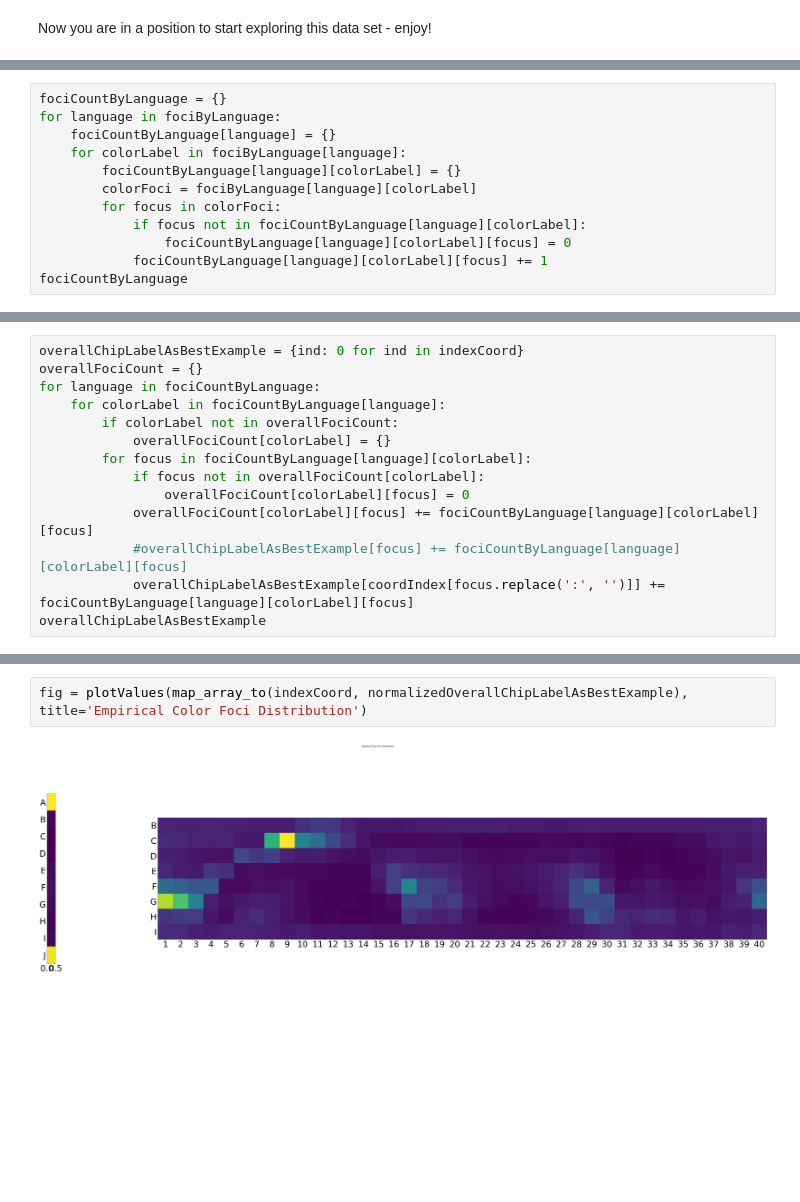
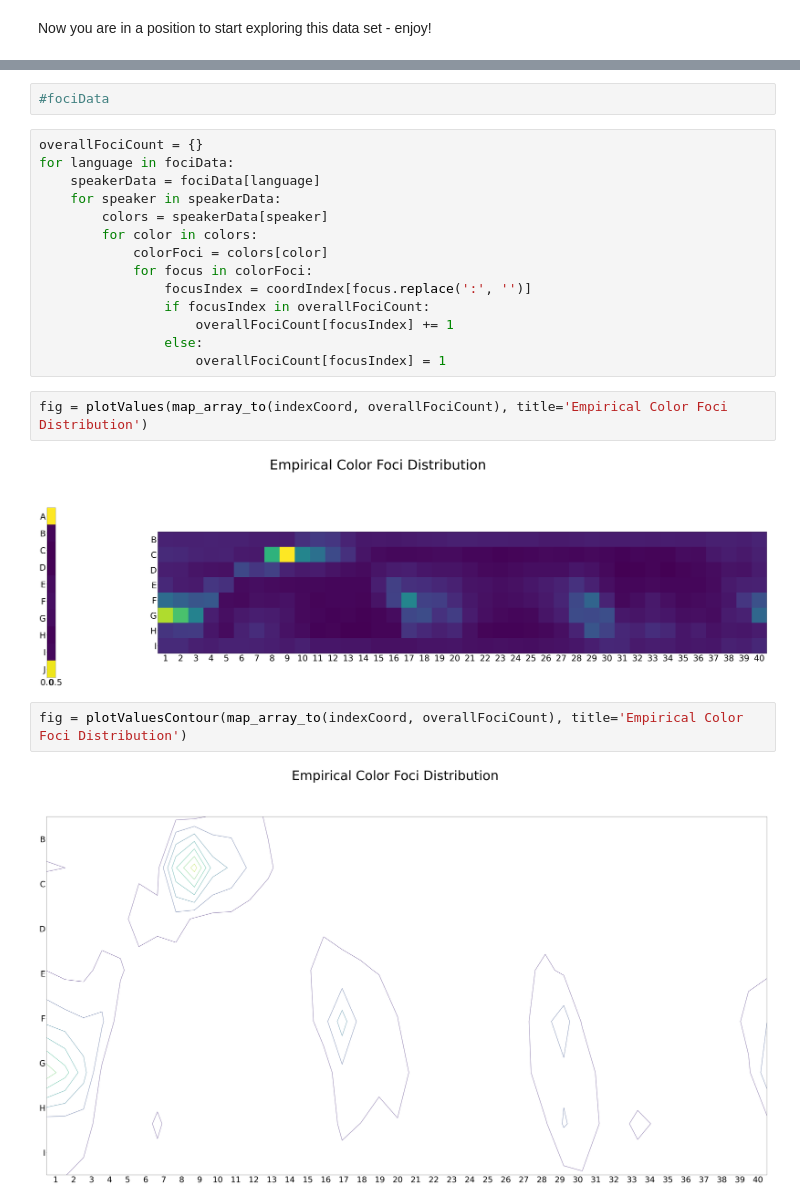
Before and after one commit to gnguralnick/cog260-project, a Jupyter notebook: wcs_notebook.ipynb, the cells around one changed output, grey strips where cells are left out. Saved outputs shown, nothing was run; the diff lists cells and outputs as text; blank space fills up the shorter version.

Commit message:
add contour plot visualization

```diff
--- a/wcs_notebook.ipynb
+++ b/wcs_notebook.ipynb
@@ -250,12 +202,0 @@ fociByLanguage
-# %%
-fociCountByLanguage = {}
-for language in fociByLanguage:
-    fociCountByLanguage[language] = {}
-    for colorLabel in fociByLanguage[language]:
-        fociCountByLanguage[language][colorLabel] = {}
-        colorFoci = fociByLanguage[language][colorLabel]
-        for focus in colorFoci:
-            if focus not in fociCountByLanguage[language][colorLabel]:
-                fociCountByLanguage[language][colorLabel][focus] = 0
-            fociCountByLanguage[language][colorLabel][focus] += 1
-fociCountByLanguage
@@ -280,14 +202,0 @@ fociCountByLanguage
-# %%
-overallChipLabelAsBestExample = {ind: 0 for ind in indexCoord}
-overallFociCount = {}
-for language in fociCountByLanguage:
-    for colorLabel in fociCountByLanguage[language]:
-        if colorLabel not in overallFociCount:
-            overallFociCount[colorLabel] = {}
-        for focus in fociCountByLanguage[language][colorLabel]:
-            if focus not in overallFociCount[colorLabel]:
-                overallFociCount[colorLabel][focus] = 0
-            overallFociCount[colorLabel][focus] += fociCountByLanguage[language][colorLabel][focus]
-            #overallChipLabelAsBestExample[focus] += fociCountByLanguage[language][colorLabel][focus]
-            overallChipLabelAsBestExample[coordIndex[focus.replace(':', '')]] += fociCountByLanguage[language][colorLabel][focus]
-overallChipLabelAsBestExample
@@ -338,4 +213,24 @@ normalizedOverallChipLabelAsBestExample
+# %%
+#fociData
+# %%
+overallFociCount = {}
+for language in fociData:
+    speakerData = fociData[language]
+    for speaker in speakerData:
+        colors = speakerData[speaker]
+        for color in colors:
+            colorFoci = colors[color]
+            for focus in colorFoci:
+                focusIndex = coordIndex[focus.replace(':', '')]
+                if focusIndex in overallFociCount:
+                    overallFociCount[focusIndex] += 1
+                else:
+                    overallFociCount[focusIndex] = 1
 # %%
-fig = plotValues(map_array_to(indexCoord, normalizedOverallChipLabelAsBestExample), title='Empirical Color Foci Distribution')
+fig = plotValues(map_array_to(indexCoord, overallFociCount), title='Empirical Color Foci Distribution')
 # %% [output]
-[figure, old version]
+[figure, new version]
+# %%
+fig = plotValuesContour(map_array_to(indexCoord, overallFociCount), title='Empirical Color Foci Distribution')
+# %% [output]
+[figure, added]
```
Also changed, not shown: parts of 21 cells of this notebook, 2 other files.
